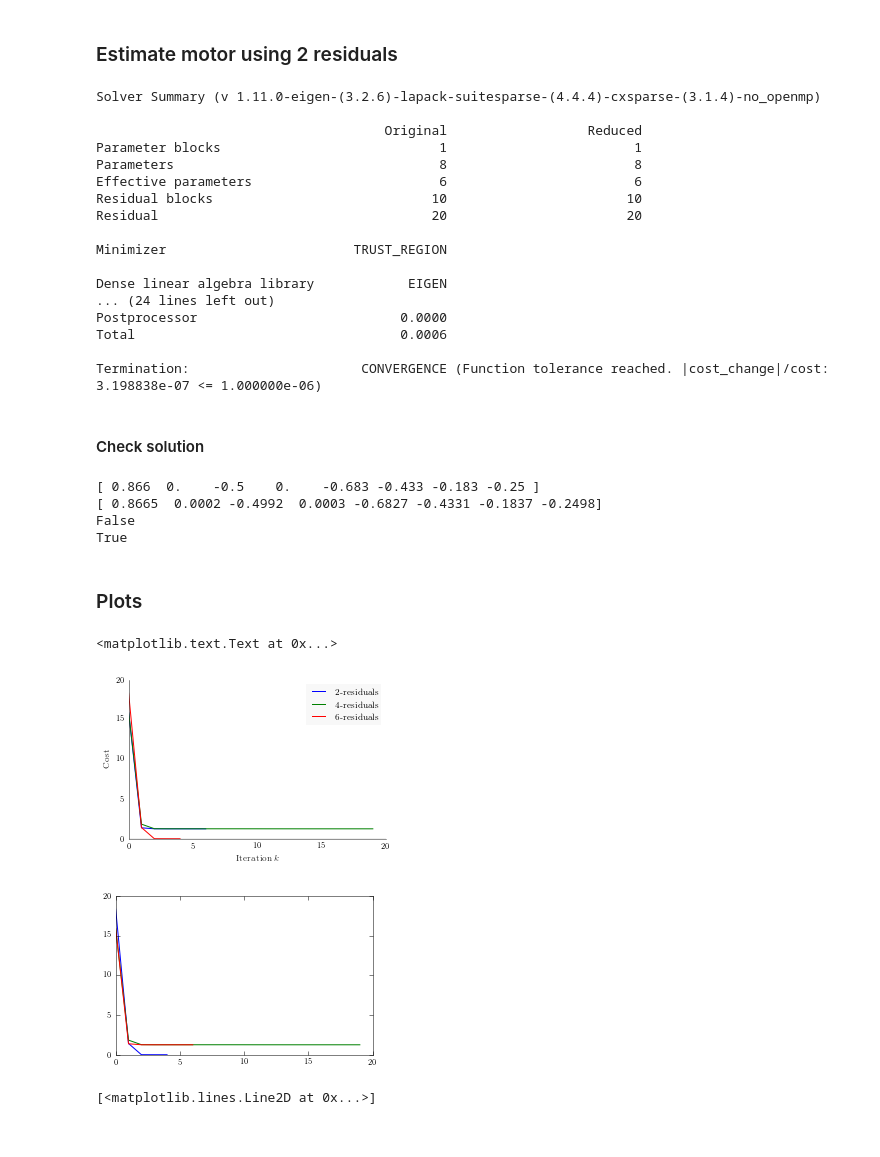
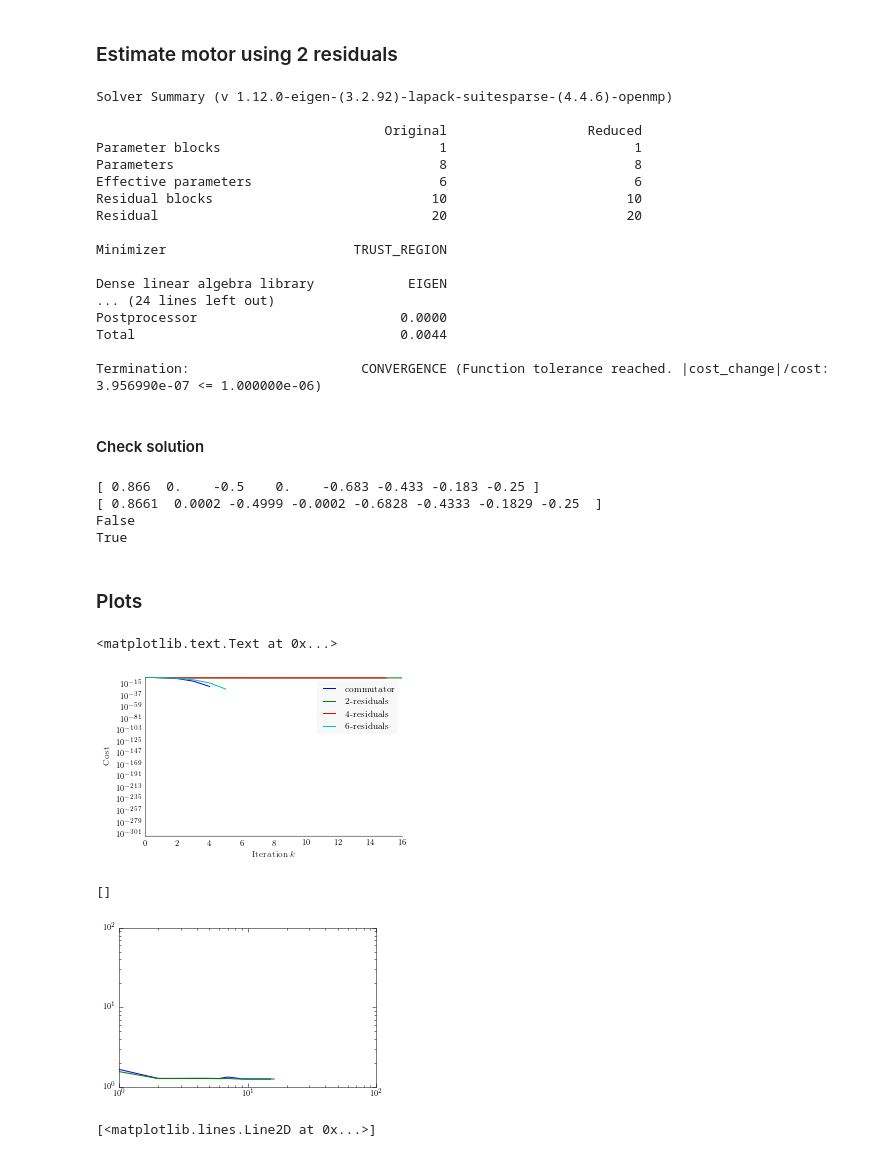
Before and after one commit to tingelst/game, a Jupyter notebook: python/gacse.ipynb, the cells around one changed output. Cells and saved outputs as stored; diff of their text form; code cells hidden in the pictures.

Commit message:
Added line commutator product cost function. Seems like the best yet.

```diff
--- a/python/gacse.ipynb
+++ b/python/gacse.ipynb
@@ -120,0 +123,10 @@ lines_b = [line.spin(motor) for line in lines_a]
+# %%
+initial_motor = vsr.Mot(1.0, 0.0, 0.0, 0.0, 0.0, 0.0, 0.0, 0.0)
+mes = MotorEstimationSolver(initial_motor)
+for a, b in zip(lines_a, lines_b):
+    mes.add_line_commutator_residual_block(a,b)
+mes.set_parameterization('BIVECTOR_GENERATOR')
+mes.linear_solver_type = "DENSE_QR"
+estimated_motor, lin_summary_4 = mes.solve()
+print(estimated_motor)
+print(lin_summary_1['full_report'])
@@ -203,7 +243,7 @@ mes.linear_solver_type = "DENSE_QR"
 estimated_motor, lin_summary_3 = mes.solve()
 print(lin_summary_3['full_report'])
 # %% [output]
-Solver Summary (v 1.11.0-eigen-(3.2.6)-lapack-suitesparse-(4.4.4)-cxsparse-(3.1.4)-no_openmp)
+Solver Summary (v 1.12.0-eigen-(3.2.92)-lapack-suitesparse-(4.4.6)-openmp)
 
                                      Original                  Reduced
 Parameter blocks                            1                        1
@@ -217,9 +257,9 @@ Minimizer                        TRUST_REGION
 Dense linear algebra library            EIGEN
 ... (24 lines left out)
 Postprocessor                          0.0000
-Total                                  0.0006
+Total                                  0.0044
 
-Termination:                      CONVERGENCE (Function tolerance reached. |cost_change|/cost: 3.198838e-07 <= 1.000000e-06)
+Termination:                      CONVERGENCE (Function tolerance reached. |cost_change|/cost: 3.956990e-07 <= 1.000000e-06)
 # %% [markdown]
 #### Check solution
 # %%
@@ -230,7 +270,7 @@ print(np.allclose(np.array(motor), np.array(estimated_motor),
                   rtol=1e-05, atol=1e-03))
 # %% [output]
 [ 0.866  0.    -0.5    0.    -0.683 -0.433 -0.183 -0.25 ]
-[ 0.8665  0.0002 -0.4992  0.0003 -0.6827 -0.4331 -0.1837 -0.2498]
+[ 0.8661  0.0002 -0.4999 -0.0002 -0.6828 -0.4333 -0.1829 -0.25  ]
 False
 True
 # %% [markdown]
@@ -238,7 +278,7 @@ True
 # %%
 fig, ax = plt.subplots(1)
 
-# ax.set_aspect('equal')
+ax.set_aspect('equal')
 plt.set_cmap('gray')
 
 almost_black = '#262626'
@@ -252,48 +292,59 @@ spines_to_keep = ['bottom', 'left']
 for spine in spines_to_keep:
     ax.spines[spine].set_linewidth(0.5)
     ax.spines[spine].set_color(almost_black)
 ax.xaxis.label.set_color(almost_black)
 ax.yaxis.label.set_color(almost_black)
 
+ax.plot([it['cost'] for it in lin_summary_4['iterations'] ], label=r"commutator")
 ax.plot([it['cost'] for it in lin_summary_3['iterations'] ], label=r"$2$-residuals")
 ax.plot([it['cost'] for it in lin_summary_2['iterations'] ], label=r"$4$-residuals")
+ax.plot([it['cost'] for it in lin_summary_1['iterations'] ], label=r"$6$-residuals")
 
-ax.plot([it['cost'] for it in lin_summary_1['iterations'] ], label=r"$6$-residuals")
+# ax.set_yscale('log')
+# ax.set_xscale('log')
+
+plt.yscale('log')
 
 ax.title.set_color(almost_black)
 ax.axhline(0, color=almost_black, linewidth=0.15)
 ax.axvline(0, color=almost_black, linewidth=0.15)
 
 # Remove the line around the legend box, and instead fill it with a light grey
 # Also only use one point for the scatterplot legend because the user will
 # get the idea after just one, they don't need three.
 light_grey = np.array([float(248)/float(255)]*3)
 legend = ax.legend(frameon=True, scatterpoints=1)
 rect = legend.get_frame()
 rect.set_facecolor(light_grey)
 rect.set_linewidth(0.0)
 
 plt.xlabel(r'Iteration $k$')
 plt.ylabel(r'Cost')
 
 
 # plt.savefig('/Users/lars/Dropbox/Apps/ShareLaTeX/2016-gacse/figures/cost_lines.pdf')
 # %% [output]
 <matplotlib.text.Text at 0x...>
-[figure, old version]
+[figure, new version]
 # %%
 plt.figure(1)
 # plt.subplot(311)
-plt.plot([it['cost'] for it in lin_summary_1['iterations'] ])
+# plt.plot([it['cost'] for it in lin_summary_1['iterations'] ])
 
-# plt.subplot(312)
+# # plt.subplot(312)
 plt.plot([it['cost'] for it in lin_summary_2['iterations'] ])
 
-# plt.subplot(313)
+# # plt.subplot(313)
 plt.plot([it['cost'] for it in lin_summary_3['iterations'] ])
-plt.savefig('/Users/lars/Dropbox/Apps/ShareLaTeX/2016-gacse/figures/cost_lines.pdf')
+
+# plt.plot([it['cost'] for it in lin_summary_4['iterations'] ])
+
+plt.loglog()
+
+# plt.savefig('/Users/lars/Dropbox/Apps/ShareLaTeX/2016-gacse/figures/cost_lines.pdf')
 # %% [output]
+[]
-[figure, old version]
+[figure, new version]
 # %%
 fig, ax = plt.subplots(1)
 ax.plot([it['gradient_max_norm'] for it in lin_summary_1['iterations'] ])
```
Also changed, not shown: parts of 11 cells of this notebook, 2 other files.
